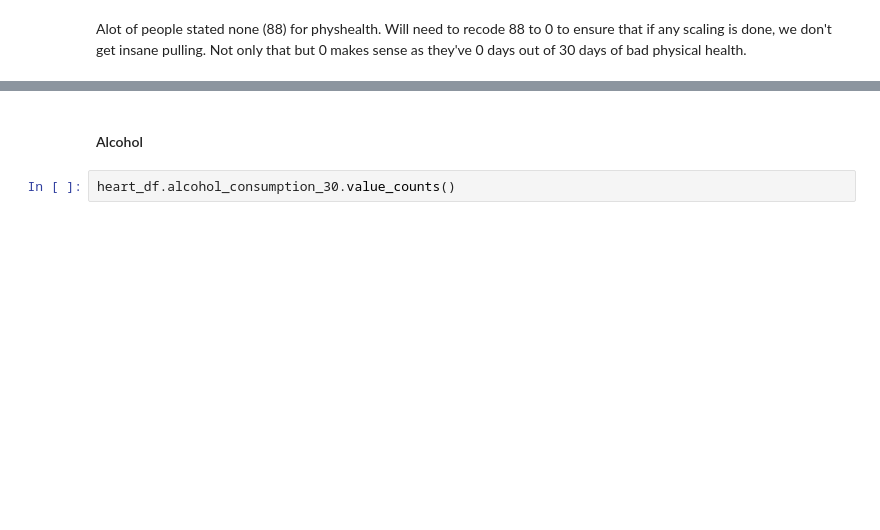
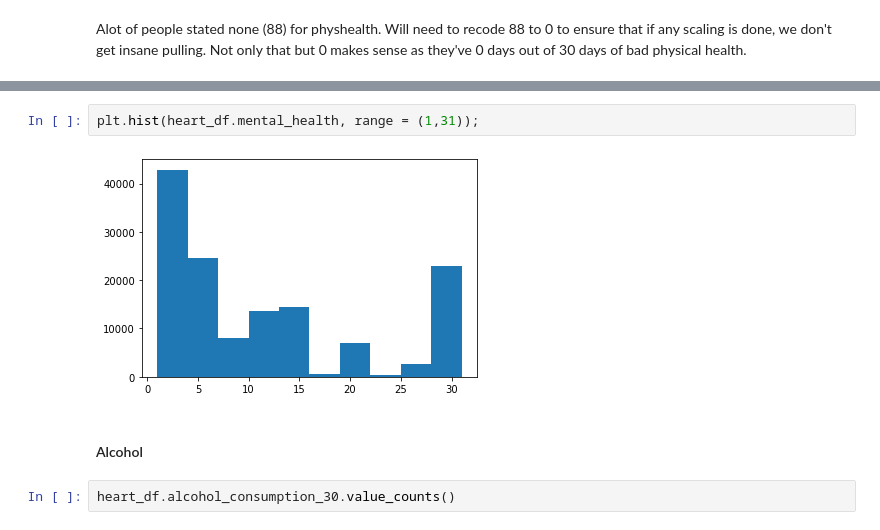
Before and after one commit to xiaohua-su/Heart_Disease, a Jupyter notebook: Heart_disease_eda.ipynb, the cells around one changed output, grey strips where cells are left out. Drawn from its saved outputs; the diff is of its cells as text; blank space fills up the shorter version.

```diff
--- a/Heart_disease_eda.ipynb
+++ b/Heart_disease_eda.ipynb
@@ -482,4 +486,8 @@ heart_df.mental_health.value_counts()
 Name: mental_health, dtype: int64
+# %%
+plt.hist(heart_df.mental_health, range = (1,31));
+# %% [output]
+[figure, added]
 # %% [markdown]
 #### Alcohol
 # %%
```
Also changed, not shown: parts of 38 cells of this notebook.
